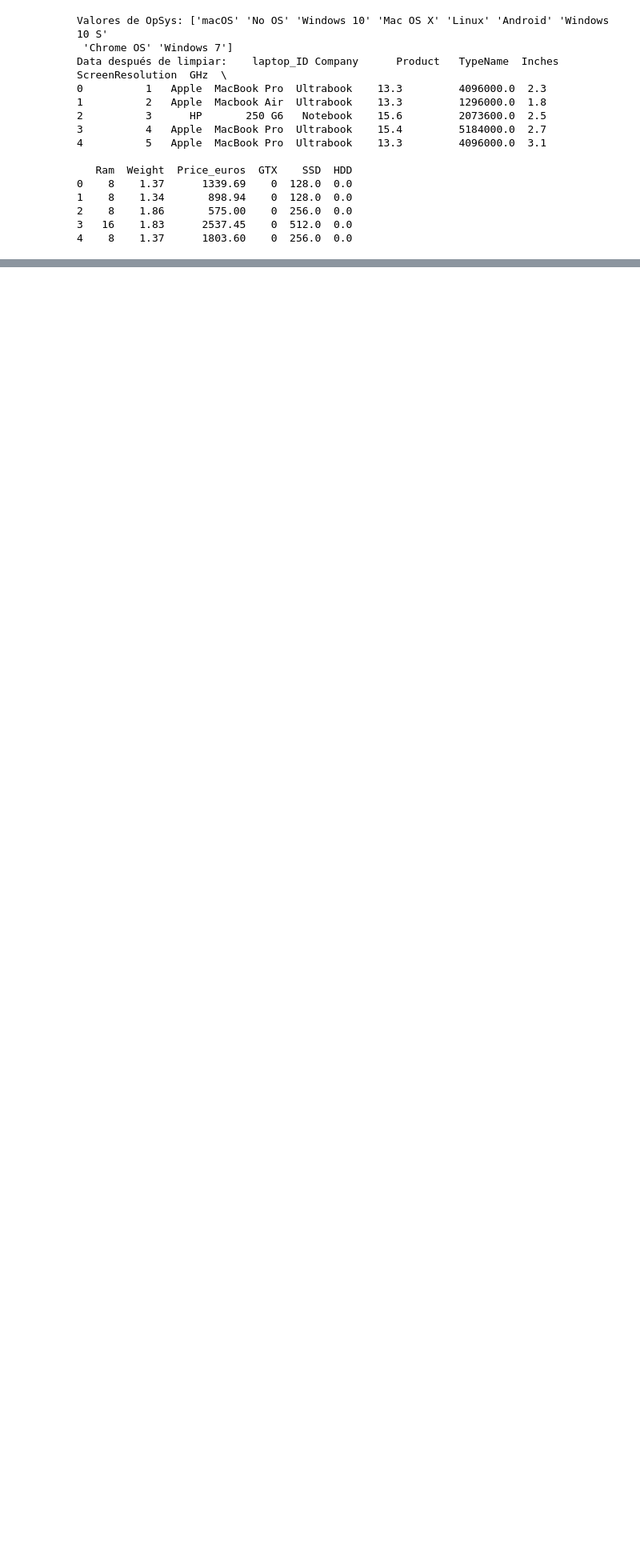
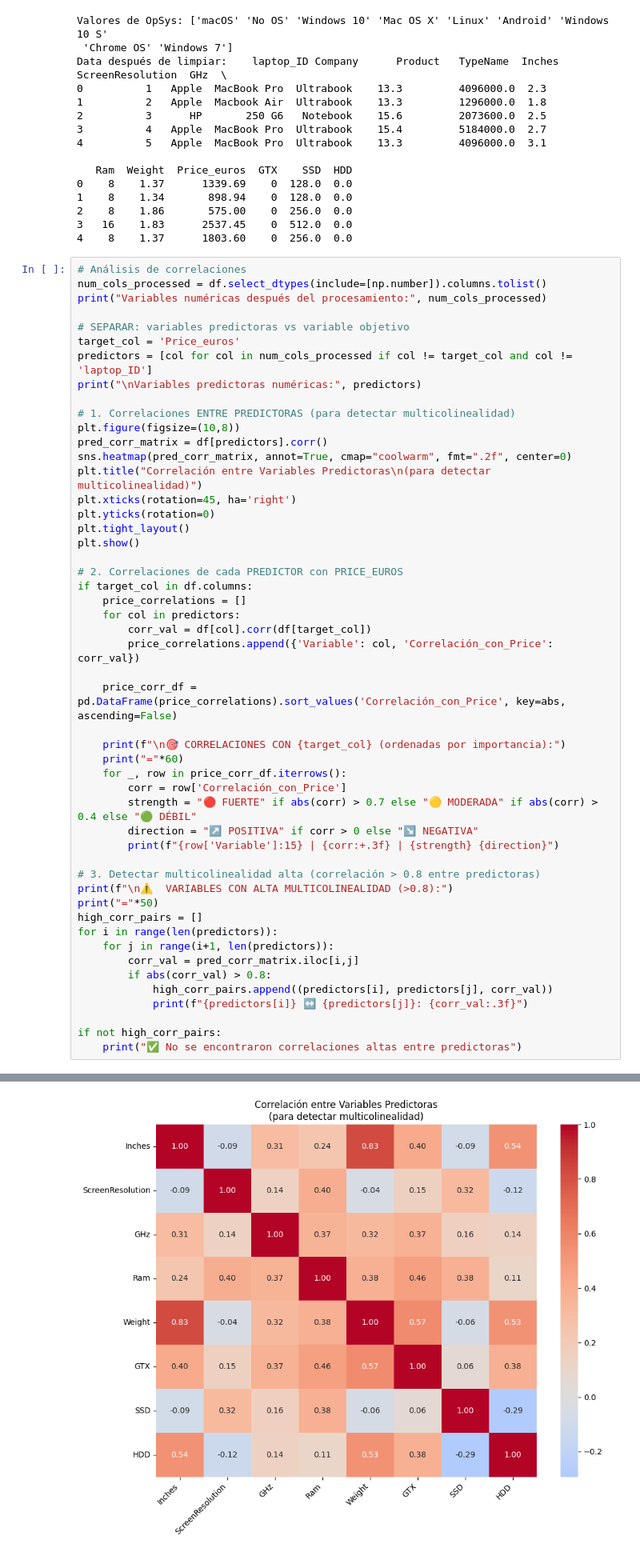
Before and after one commit to darcilas1/Laptop_price_predition, a Jupyter notebook: laptop_price_prediction.ipynb, the cells around one changed output, grey strips where cells are left out. Shown: that part at 80% size. Drawn from its saved outputs; the diff is of its cells as text; blank space fills up the shorter version.

```diff
--- a/laptop_price_prediction.ipynb
+++ b/laptop_price_prediction.ipynb
@@ -208,3 +195,54 @@ Data después de limpiar:    laptop_ID Company      Product   TypeName  Inches
 2    8    1.86       575.00    0  256.0  0.0
 3   16    1.83      2537.45    0  512.0  0.0
 4    8    1.37      1803.60    0  256.0  0.0
+# %%
+# Análisis de correlaciones
+num_cols_processed = df.select_dtypes(include=[np.number]).columns.tolist()
+print("Variables numéricas después del procesamiento:", num_cols_processed)
+
+# SEPARAR: variables predictoras vs variable objetivo
+target_col = 'Price_euros'
+predictors = [col for col in num_cols_processed if col != target_col and col != 'laptop_ID']
+print("\nVariables predictoras numéricas:", predictors)
+
+# 1. Correlaciones ENTRE PREDICTORAS (para detectar multicolinealidad)
+plt.figure(figsize=(10,8))
+pred_corr_matrix = df[predictors].corr()
+sns.heatmap(pred_corr_matrix, annot=True, cmap="coolwarm", fmt=".2f", center=0)
+plt.title("Correlación entre Variables Predictoras\n(para detectar multicolinealidad)")
+plt.xticks(rotation=45, ha='right')
+plt.yticks(rotation=0)
+plt.tight_layout()
+plt.show()
+
+# 2. Correlaciones de cada PREDICTOR con PRICE_EUROS
+if target_col in df.columns:
+    price_correlations = []
+    for col in predictors:
+        corr_val = df[col].corr(df[target_col])
+        price_correlations.append({'Variable': col, 'Correlación_con_Price': corr_val})
+
+    price_corr_df = pd.DataFrame(price_correlations).sort_values('Correlación_con_Price', key=abs, ascending=False)
+
+    print(f"\n🎯 CORRELACIONES CON {target_col} (ordenadas por importancia):")
+    print("="*60)
+    for _, row in price_corr_df.iterrows():
+        corr = row['Correlación_con_Price']
+        strength = "🔴 FUERTE" if abs(corr) > 0.7 else "🟡 MODERADA" if abs(corr) > 0.4 else "🟢 DÉBIL"
+        direction = "↗️ POSITIVA" if corr > 0 else "↘️ NEGATIVA"
+        print(f"{row['Variable']:15} | {corr:+.3f} | {strength} {direction}")
+
+# 3. Detectar multicolinealidad alta (correlación > 0.8 entre predictoras)
+print(f"\n⚠️  VARIABLES CON ALTA MULTICOLINEALIDAD (>0.8):")
+print("="*50)
+high_corr_pairs = []
+for i in range(len(predictors)):
+    for j in range(i+1, len(predictors)):
+        corr_val = pred_corr_matrix.iloc[i,j]
+        if abs(corr_val) > 0.8:
+            high_corr_pairs.append((predictors[i], predictors[j], corr_val))
+            print(f"{predictors[i]} ↔️ {predictors[j]}: {corr_val:.3f}")
+
+if not high_corr_pairs:
+    print("✅ No se encontraron correlaciones altas entre predictoras")
+# %% [output]
@@ -210,0 +252 @@ Data después de limpiar:    laptop_ID Company      Product   TypeName  Inches
+[figure, added]
```
Also changed, not shown: parts of 7 cells of this notebook.
